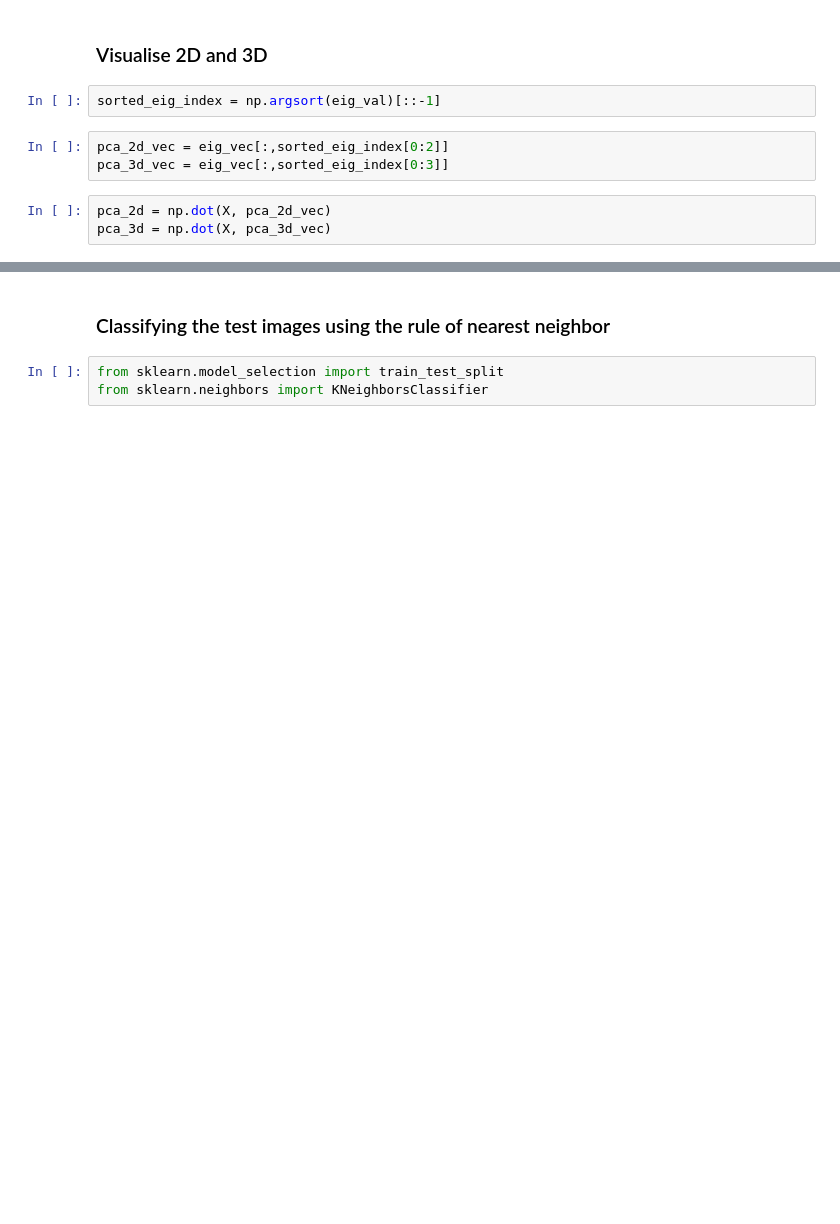
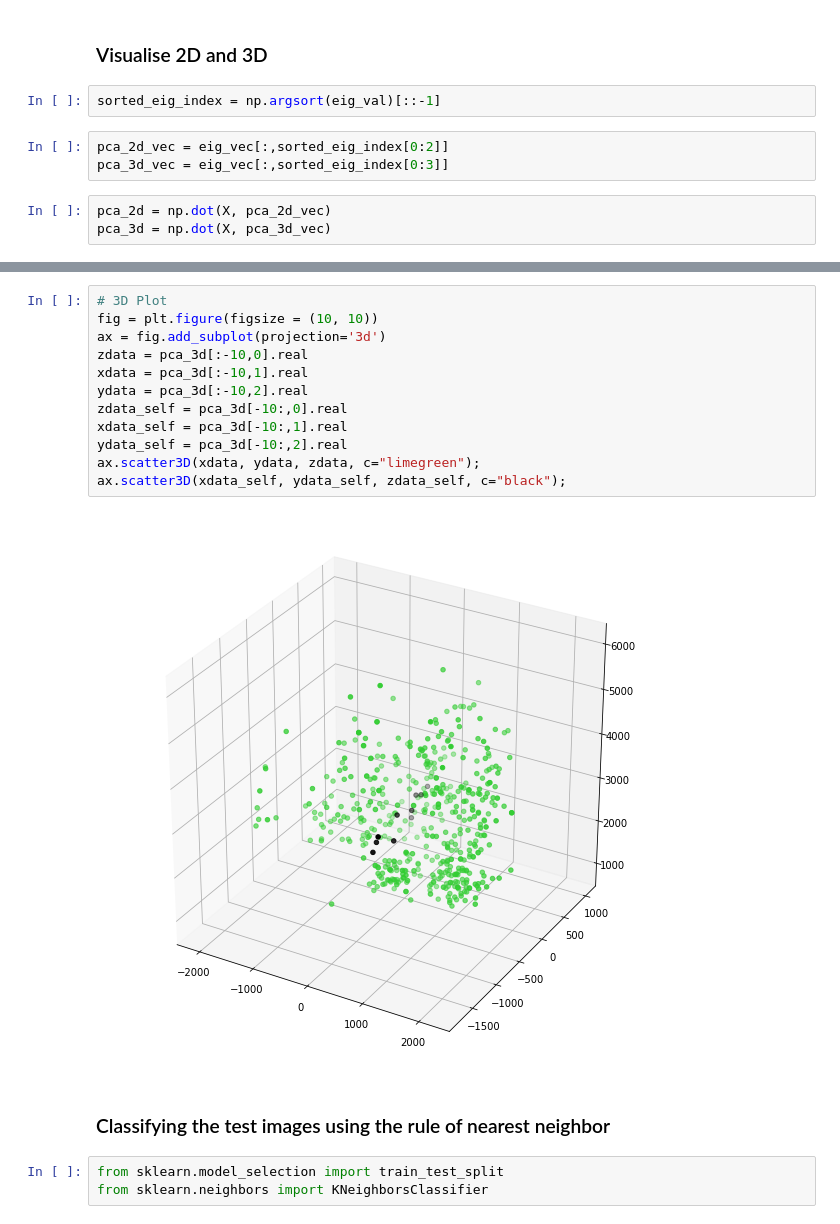
Before and after one commit to hansensen/EE5907Assignments, a Jupyter notebook: Assg2/1_PCA.ipynb, the cells around one changed output, grey strips where cells are left out. Cells and saved outputs as stored; diff of their text form; blank space fills up the shorter version.

```diff
--- a/Assg2/1_PCA.ipynb
+++ b/Assg2/1_PCA.ipynb
@@ -140,3 +155,17 @@ ax.scatter3D(xdata, ydata, zdata, c=zdata);
+# %%
+# 3D Plot
+fig = plt.figure(figsize = (10, 10))
+ax = fig.add_subplot(projection='3d')
+zdata = pca_3d[:-10,0].real
+xdata = pca_3d[:-10,1].real
+ydata = pca_3d[:-10,2].real
+zdata_self = pca_3d[-10:,0].real
+xdata_self = pca_3d[-10:,1].real
+ydata_self = pca_3d[-10:,2].real
+ax.scatter3D(xdata, ydata, zdata, c="limegreen");
+ax.scatter3D(xdata_self, ydata_self, zdata_self, c="black");
+# %% [output]
+[figure, added]
 # %% [markdown]
 ### Classifying the test images using the rule of nearest neighbor
 # %%
```
Also changed, not shown: parts of 11 cells of this notebook, 4 other files.
